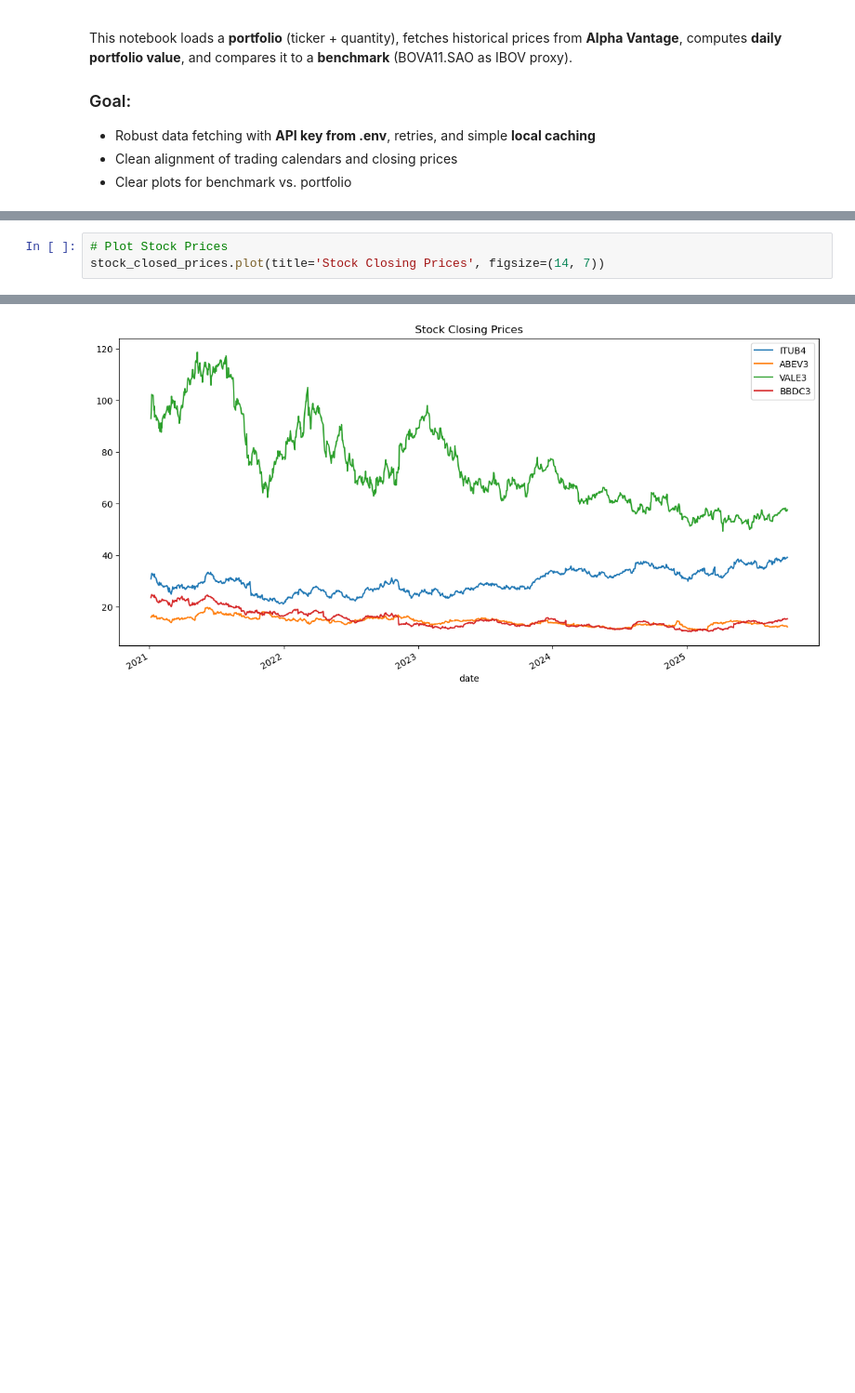
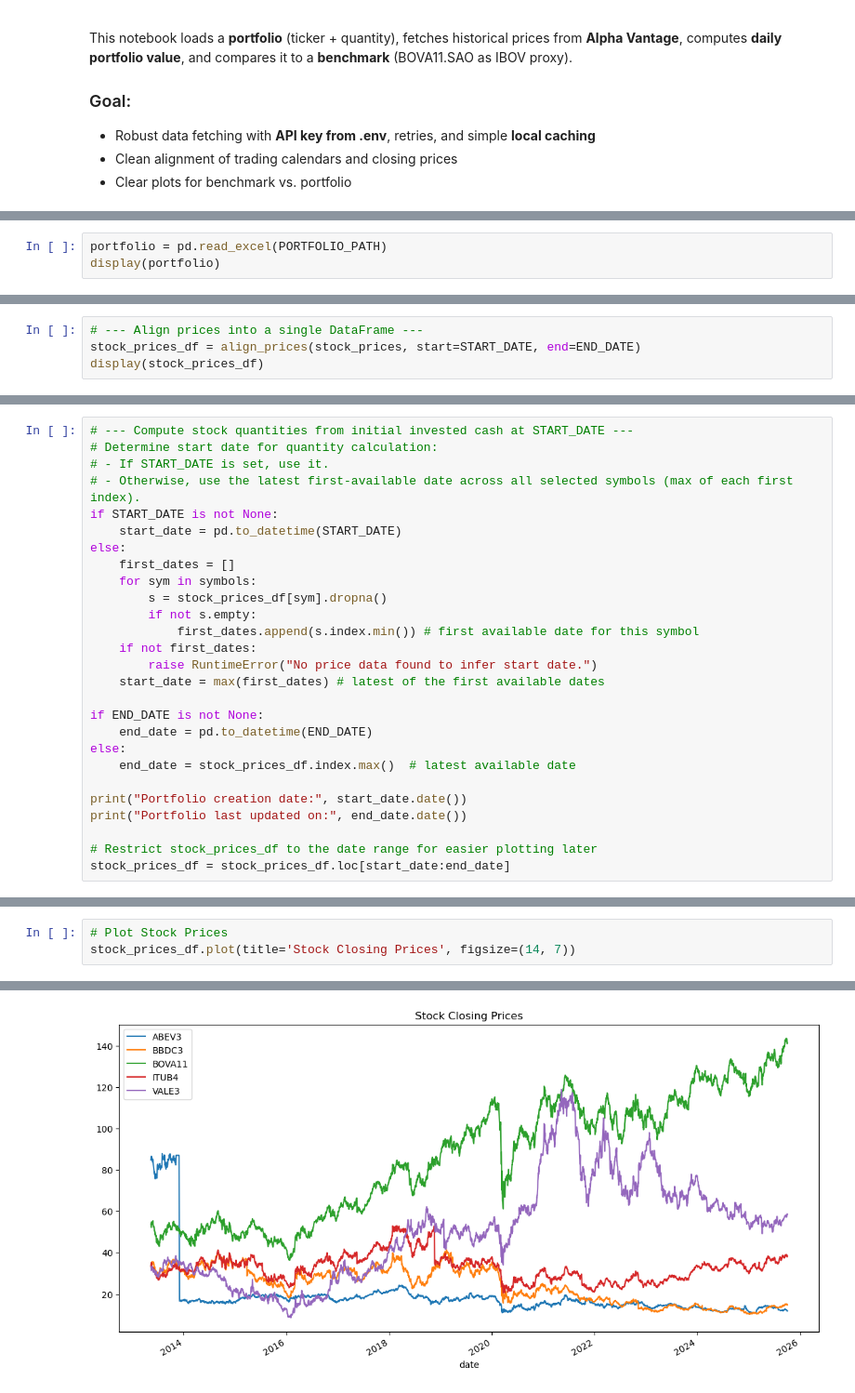
Before and after one commit to FerFilho23/Machine-Learning, a Jupyter notebook: datatalks/module-1/projects/investments-portfolio.ipynb, the cells around one changed output, grey strips where cells are left out. Shown at 93% size. Cells and saved outputs as stored; diff of their text form; blank space fills up the shorter version.

```diff
--- a/datatalks/module-1/projects/investments-portfolio.ipynb
+++ b/datatalks/module-1/projects/investments-portfolio.ipynb
@@ -33,0 +82,3 @@ display(portfolio)
+# %%
+portfolio = pd.read_excel(PORTFOLIO_PATH)
+display(portfolio)
@@ -73,0 +117,4 @@ date
+# %%
+# --- Align prices into a single DataFrame ---
+stock_prices_df = align_prices(stock_prices, start=START_DATE, end=END_DATE)
+display(stock_prices_df)
@@ -73,0 +136,27 @@ date
+# %%
+# --- Compute stock quantities from initial invested cash at START_DATE ---
+# Determine start date for quantity calculation:
+# - If START_DATE is set, use it.
+# - Otherwise, use the latest first-available date across all selected symbols (max of each first index).
+if START_DATE is not None:
+    start_date = pd.to_datetime(START_DATE)
+else:
+    first_dates = []
+    for sym in symbols:
+        s = stock_prices_df[sym].dropna()
+        if not s.empty:
+            first_dates.append(s.index.min()) # first available date for this symbol
+    if not first_dates:
+        raise RuntimeError("No price data found to infer start date.")
+    start_date = max(first_dates) # latest of the first available dates
+
+if END_DATE is not None:
+    end_date = pd.to_datetime(END_DATE)
+else:
+    end_date = stock_prices_df.index.max()  # latest available date
+
+print("Portfolio creation date:", start_date.date())
+print("Portfolio last updated on:", end_date.date())
+
+# Restrict stock_prices_df to the date range for easier plotting later
+stock_prices_df = stock_prices_df.loc[start_date:end_date]
@@ -195,7 +178,7 @@ stock_closed_prices
 # %%
 # Plot Stock Prices
-stock_closed_prices.plot(title='Stock Closing Prices', figsize=(14, 7))
+stock_prices_df.plot(title='Stock Closing Prices', figsize=(14, 7))
 # %% [output]
 <Axes: title={'center': 'Stock Closing Prices'}, xlabel='date'>
-[figure, old version]
+[figure, new version]
 # %%
```
Also changed, not shown: parts of 20 cells of this notebook, 6 other files.
